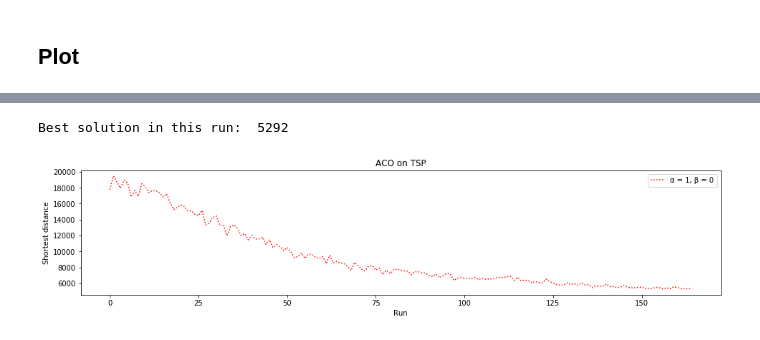
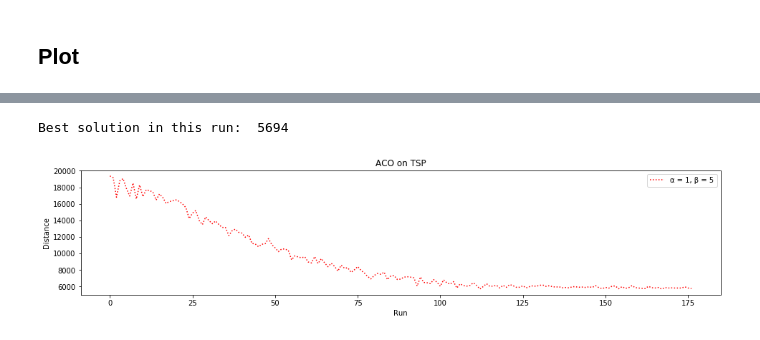
Before and after one commit to pphilihpp/NatureInspiredAlgorithms, a Jupyter notebook: 03_AntColonyOptimization/ant_colony_nb.ipynb, the cells around one changed output, grey strips where cells are left out. Saved outputs shown, nothing was run; the diff lists cells and outputs as text; code cells hidden in the pictures.

Commit message:
overwork plot

```diff
--- a/03_AntColonyOptimization/ant_colony_nb.ipynb
+++ b/03_AntColonyOptimization/ant_colony_nb.ipynb
@@ -343,24 +343,10 @@ KeyboardInterrupt:
 # %% [markdown]
 ## Plot
 # %%
-def simple_plot(*args):
+def simple_plot(shortest_distance_per_run,tsp_number,ant_number,alpha,beta,intensificator,evaporator):
     fig, ax = plt.subplots(figsize=plt.figaspect(0.2))
-    ax.plot(shortest_distance_per_run_1, ':r', label='α = 1, β = 0')
-    #ax.plot(shortest_distance_per_run_2[0], '-.o', label='α = 1, β = 1')
-    #ax.plot(shortest_distance_per_run_3[0], '--m', label='α = 0, β = 1')
-    ax.set(ylabel='Shortest distance', xlabel='Run', title='ACO on TSP')
+    ax.plot(shortest_distance_per_run, ':r', label=f"α = {alpha}, β = {beta}")
+    ax.set(ylabel='Distance', xlabel='Run', title='ACO on TSP')
     ax.legend()
     plt.show()
-    fig.savefig('plots/tsp01_Ants20_Aplha1_Beta1_inten160_evap080.png')
+    fig.savefig(f"plots/tsp{tsp_number}_Ants{ant_number}_Aplha{alpha}_Beta{beta}_inten{intensificator}_evap{evaporator}.png")
-# %%
-# Example with three random 1D arrays.
-# Each index 1 - 150 stands for one run.
-# The entry at the given position is the shortest distance measured in this run.
-
-shortest_distance_per_run_1 = np.random.randint(1000, size=(233))
-print(shortest_distance_per_run_1)
-shortest_distance_per_run_2 = np.random.randint(1000, size=(1,150))
-shortest_distance_per_run_3 = np.random.randint(1000, size=(1,150))
-
-# calling simple_plot function with the three random arrays
-simple_plot(shortest_distance_per_run_1, shortest_distance_per_run_2)
@@ -382,7 +353,15 @@ simple_plot(shortest_distance_per_run_1, shortest_distance_per_run_2)
 # %%
-shortest_distance_per_run_1 = np.array(best_solution_list)
+shortest_distance_per_run = best_solution_list
+tsp_number_for_plot = "01"
+ant_number_for_plot = 20
+alpha_for_plot = 1
+beta_for_plot = 5
+intensificator_for_plot = "160"
+evaporator_for_plot = "080"
+
+
 print("Best solution in this run: ",min(shortest_distance_per_run_1))
-simple_plot(shortest_distance_per_run_1)
+simple_plot(shortest_distance_per_run,tsp_number_for_plot,ant_number_for_plot,alpha_for_plot,beta_for_plot,intensificator_for_plot,evaporator_for_plot)
 # %% [output]
-Best solution in this run:  5292
+Best solution in this run:  5694
-[figure, old version]
+[figure, new version]
```
Also changed, not shown: parts of 2 cells of this notebook, 2 other files.
